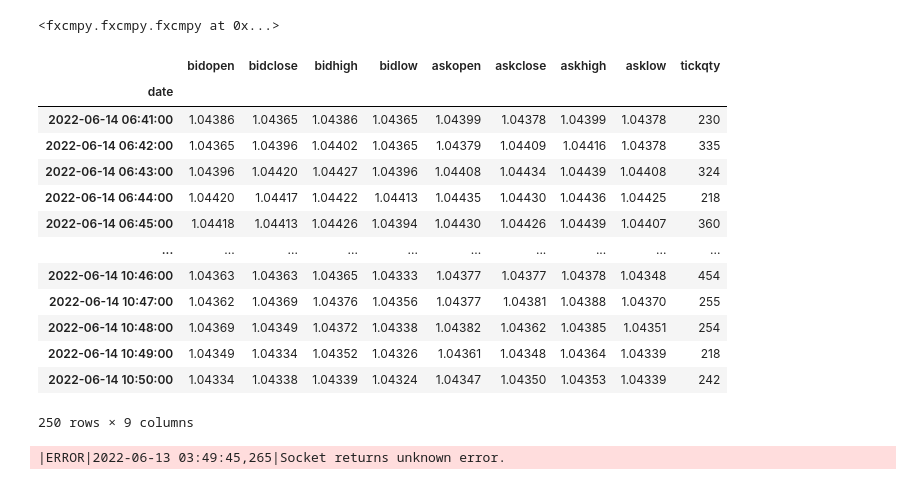
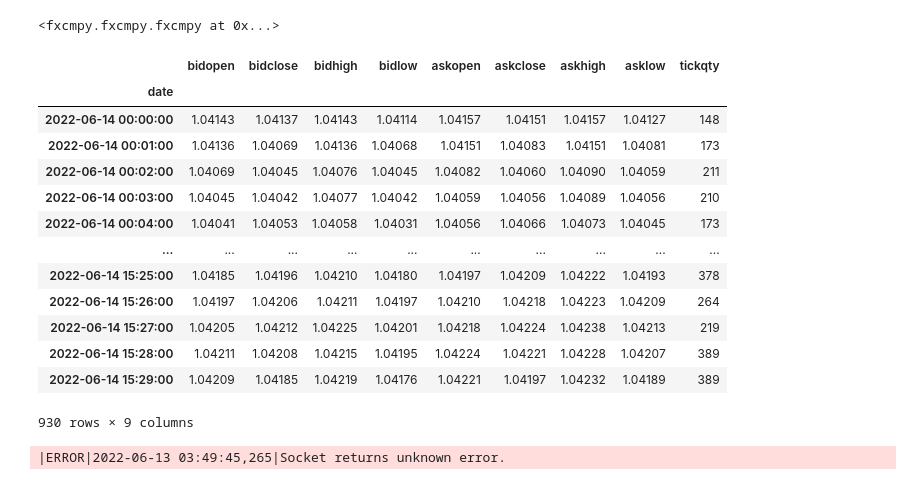
Before and after one commit to sonupal129/affinity, a Jupyter notebook: algo_test.ipynb, the cells around one changed output. Cells and saved outputs as stored; diff of their text form; code cells hidden in the pictures.

```diff
--- a/algo_test.ipynb
+++ b/algo_test.ipynb
@@ -10,30 +10,30 @@ con
 # %%
 import datetime as dt
 from icecream import ic
 import socketio, engineio
 from django.conf import settings
 
-start = dt.datetime(2022,6,7)
-end = dt.datetime(2022,6,9)
-data = con.get_candles('EUR/USD', period='m1', number=250) #number=250 start=start, end=end
+start = dt.datetime(2022,6,14)
+end = dt.datetime(2022,6,16)
+data = con.get_candles('EUR/USD', period='m1', start=start, end=end) #number=250 start=start, end=end
 # data.to_csv("may.csv")
 connection = con
 data
 # %% [output]
 |  | bidopen | bidclose | bidhigh | bidlow | askopen | askclose | askhigh | asklow | tickqty |
 | date |  |  |  |  |  |  |  |  |  |
-| 2022-06-14 06:41:00 | 1.04386 | 1.04365 | 1.04386 | 1.04365 | 1.04399 | 1.04378 | 1.04399 | 1.04378 | 230 |
-| 2022-06-14 06:42:00 | 1.04365 | 1.04396 | 1.04402 | 1.04365 | 1.04379 | 1.04409 | 1.04416 | 1.04378 | 335 |
-| 2022-06-14 06:43:00 | 1.04396 | 1.04420 | 1.04427 | 1.04396 | 1.04408 | 1.04434 | 1.04439 | 1.04408 | 324 |
-| 2022-06-14 06:44:00 | 1.04420 | 1.04417 | 1.04422 | 1.04413 | 1.04435 | 1.04430 | 1.04436 | 1.04425 | 218 |
-| 2022-06-14 06:45:00 | 1.04418 | 1.04413 | 1.04426 | 1.04394 | 1.04430 | 1.04426 | 1.04439 | 1.04407 | 360 |
+| 2022-06-14 00:00:00 | 1.04143 | 1.04137 | 1.04143 | 1.04114 | 1.04157 | 1.04151 | 1.04157 | 1.04127 | 148 |
+| 2022-06-14 00:01:00 | 1.04136 | 1.04069 | 1.04136 | 1.04068 | 1.04151 | 1.04083 | 1.04151 | 1.04081 | 173 |
+| 2022-06-14 00:02:00 | 1.04069 | 1.04045 | 1.04076 | 1.04045 | 1.04082 | 1.04060 | 1.04090 | 1.04059 | 211 |
+| 2022-06-14 00:03:00 | 1.04045 | 1.04042 | 1.04077 | 1.04042 | 1.04059 | 1.04056 | 1.04089 | 1.04056 | 210 |
+| 2022-06-14 00:04:00 | 1.04041 | 1.04053 | 1.04058 | 1.04031 | 1.04056 | 1.04066 | 1.04073 | 1.04045 | 173 |
 | ... | ... | ... | ... | ... | ... | ... | ... | ... | ... |
-| 2022-06-14 10:46:00 | 1.04363 | 1.04363 | 1.04365 | 1.04333 | 1.04377 | 1.04377 | 1.04378 | 1.04348 | 454 |
-| 2022-06-14 10:47:00 | 1.04362 | 1.04369 | 1.04376 | 1.04356 | 1.04377 | 1.04381 | 1.04388 | 1.04370 | 255 |
-| 2022-06-14 10:48:00 | 1.04369 | 1.04349 | 1.04372 | 1.04338 | 1.04382 | 1.04362 | 1.04385 | 1.04351 | 254 |
-| 2022-06-14 10:49:00 | 1.04349 | 1.04334 | 1.04352 | 1.04326 | 1.04361 | 1.04348 | 1.04364 | 1.04339 | 218 |
-| 2022-06-14 10:50:00 | 1.04334 | 1.04338 | 1.04339 | 1.04324 | 1.04347 | 1.04350 | 1.04353 | 1.04339 | 242 |
+| 2022-06-14 15:25:00 | 1.04185 | 1.04196 | 1.04210 | 1.04180 | 1.04197 | 1.04209 | 1.04222 | 1.04193 | 378 |
+| 2022-06-14 15:26:00 | 1.04197 | 1.04206 | 1.04211 | 1.04197 | 1.04210 | 1.04218 | 1.04223 | 1.04209 | 264 |
+| 2022-06-14 15:27:00 | 1.04205 | 1.04212 | 1.04225 | 1.04201 | 1.04218 | 1.04224 | 1.04238 | 1.04213 | 219 |
+| 2022-06-14 15:28:00 | 1.04211 | 1.04208 | 1.04215 | 1.04195 | 1.04224 | 1.04221 | 1.04228 | 1.04207 | 389 |
+| 2022-06-14 15:29:00 | 1.04209 | 1.04185 | 1.04219 | 1.04176 | 1.04221 | 1.04197 | 1.04232 | 1.04189 | 389 |
-250 rows × 9 columns
+930 rows × 9 columns
 # %%
 import django
 django.setup()
```
Also changed, not shown: parts of 12 cells of this notebook, 1 other file.
